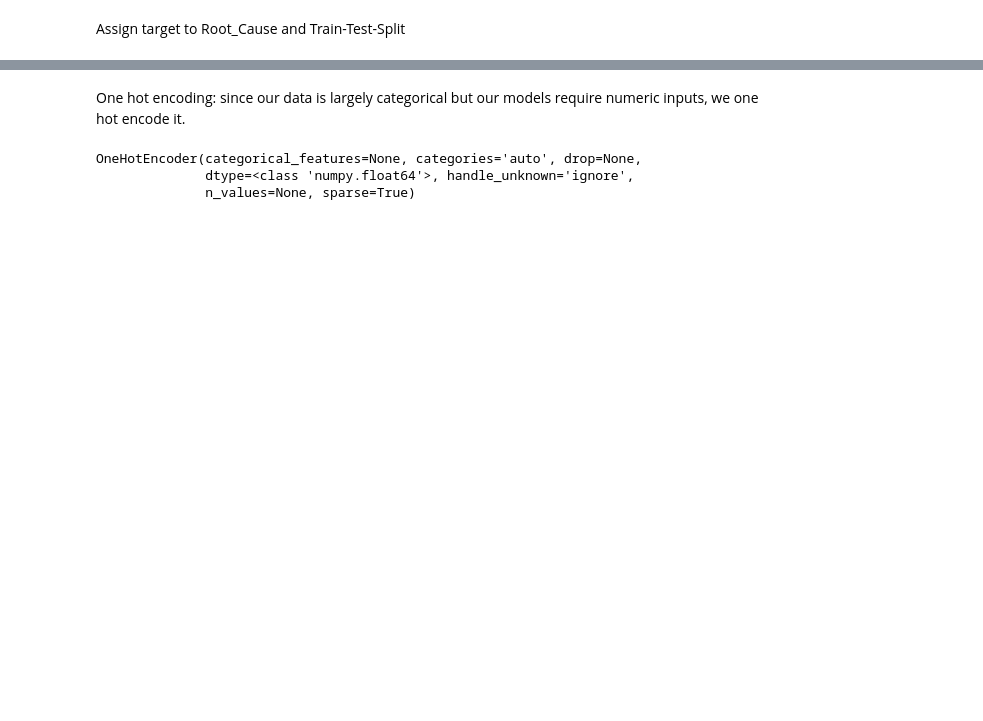
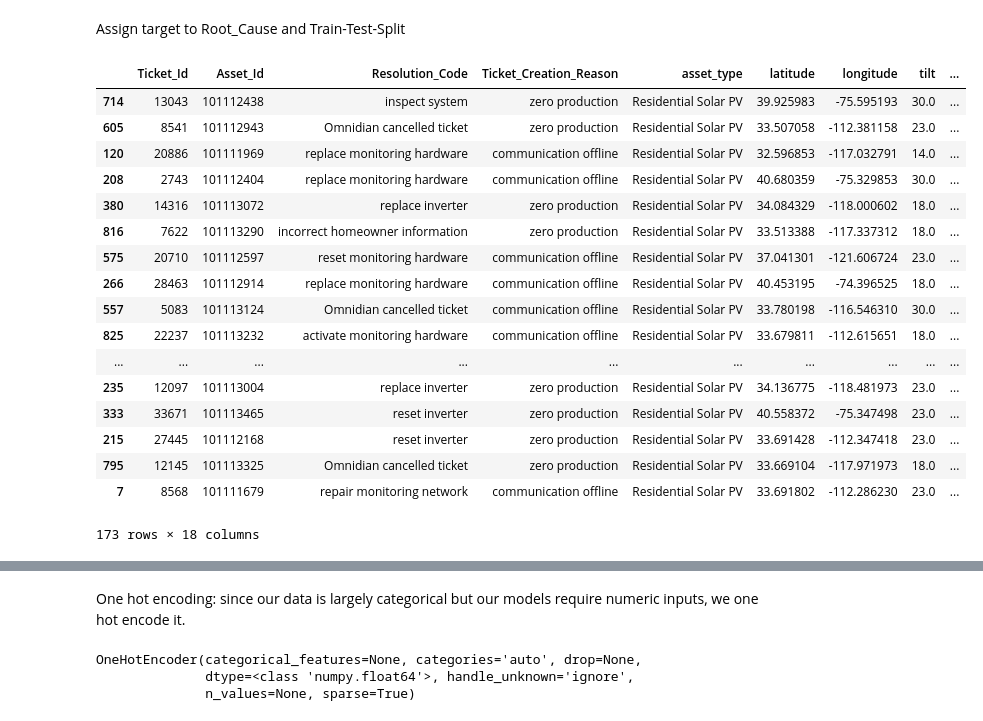
Before and after one commit to TSGreenwood/project_omnidian, a Jupyter notebook: models101.ipynb, the cells around one changed output, grey strips where cells are left out. Saved outputs shown, nothing was run; the diff lists cells and outputs as text; code cells hidden in the pictures; blank space fills up the shorter version.

Commit message:
feature tuning and ticket_labels eda

```diff
--- a/models101.ipynb
+++ b/models101.ipynb
@@ -59,3 +59,24 @@ Assign target to Root_Cause and Train-Test-Split
 X = data101.drop('Root_Cause', axis=1)
 y = data101['Root_Cause']
 X_train, X_test, y_train, y_test = train_test_split(X, y, random_state=42, test_size=0.2)
+# %%
+X_test
+# %% [output]
+|  | Ticket_Id | Asset_Id | Resolution_Code | Ticket_Creation_Reason | asset_type | latitude | longitude | tilt | ... |
+| 714 | 13043 | 101112438 | inspect system | zero production | Residential Solar PV | 39.925983 | -75.595193 | 30.0 | ... |
+| 605 | 8541 | 101112943 | Omnidian cancelled ticket | zero production | Residential Solar PV | 33.507058 | -112.381158 | 23.0 | ... |
+| 120 | 20886 | 101111969 | replace monitoring hardware | communication offline | Residential Solar PV | 32.596853 | -117.032791 | 14.0 | ... |
+| 208 | 2743 | 101112404 | replace monitoring hardware | communication offline | Residential Solar PV | 40.680359 | -75.329853 | 30.0 | ... |
+| 380 | 14316 | 101113072 | replace inverter | zero production | Residential Solar PV | 34.084329 | -118.000602 | 18.0 | ... |
+| 816 | 7622 | 101113290 | incorrect homeowner information | zero production | Residential Solar PV | 33.513388 | -117.337312 | 18.0 | ... |
+| 575 | 20710 | 101112597 | reset monitoring hardware | communication offline | Residential Solar PV | 37.041301 | -121.606724 | 23.0 | ... |
+| 266 | 28463 | 101112914 | replace monitoring hardware | communication offline | Residential Solar PV | 40.453195 | -74.396525 | 18.0 | ... |
+| 557 | 5083 | 101113124 | Omnidian cancelled ticket | communication offline | Residential Solar PV | 33.780198 | -116.546310 | 30.0 | ... |
+| 825 | 22237 | 101113232 | activate monitoring hardware | communication offline | Residential Solar PV | 33.679811 | -112.615651 | 18.0 | ... |
+| ... | ... | ... | ... | ... | ... | ... | ... | ... | ... |
+| 235 | 12097 | 101113004 | replace inverter | zero production | Residential Solar PV | 34.136775 | -118.481973 | 23.0 | ... |
+| 333 | 33671 | 101113465 | reset inverter | zero production | Residential Solar PV | 40.558372 | -75.347498 | 23.0 | ... |
+| 215 | 27445 | 101112168 | reset inverter | zero production | Residential Solar PV | 33.691428 | -112.347418 | 23.0 | ... |
+| 795 | 12145 | 101113325 | Omnidian cancelled ticket | zero production | Residential Solar PV | 33.669104 | -117.971973 | 18.0 | ... |
+| 7 | 8568 | 101111679 | repair monitoring network | communication offline | Residential Solar PV | 33.691802 | -112.286230 | 23.0 | ... |
+173 rows × 18 columns
```
Also changed, not shown: parts of 10 cells of this notebook, 9 other files.
